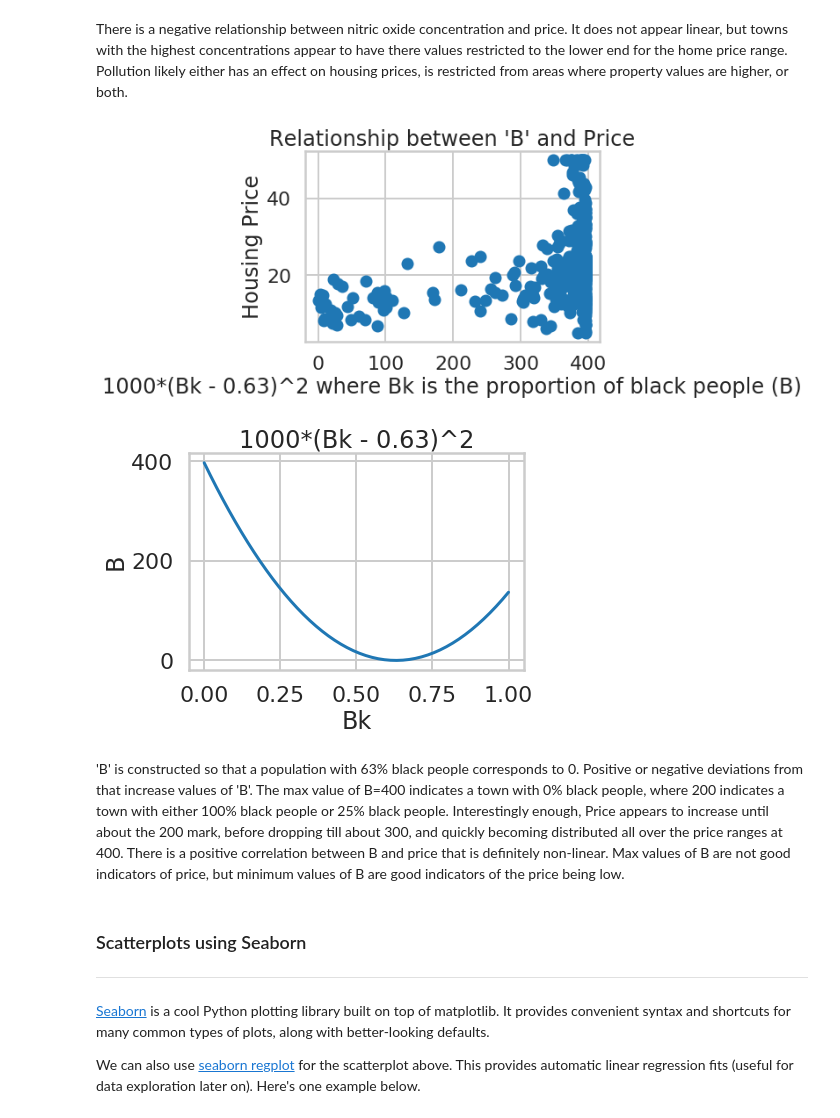
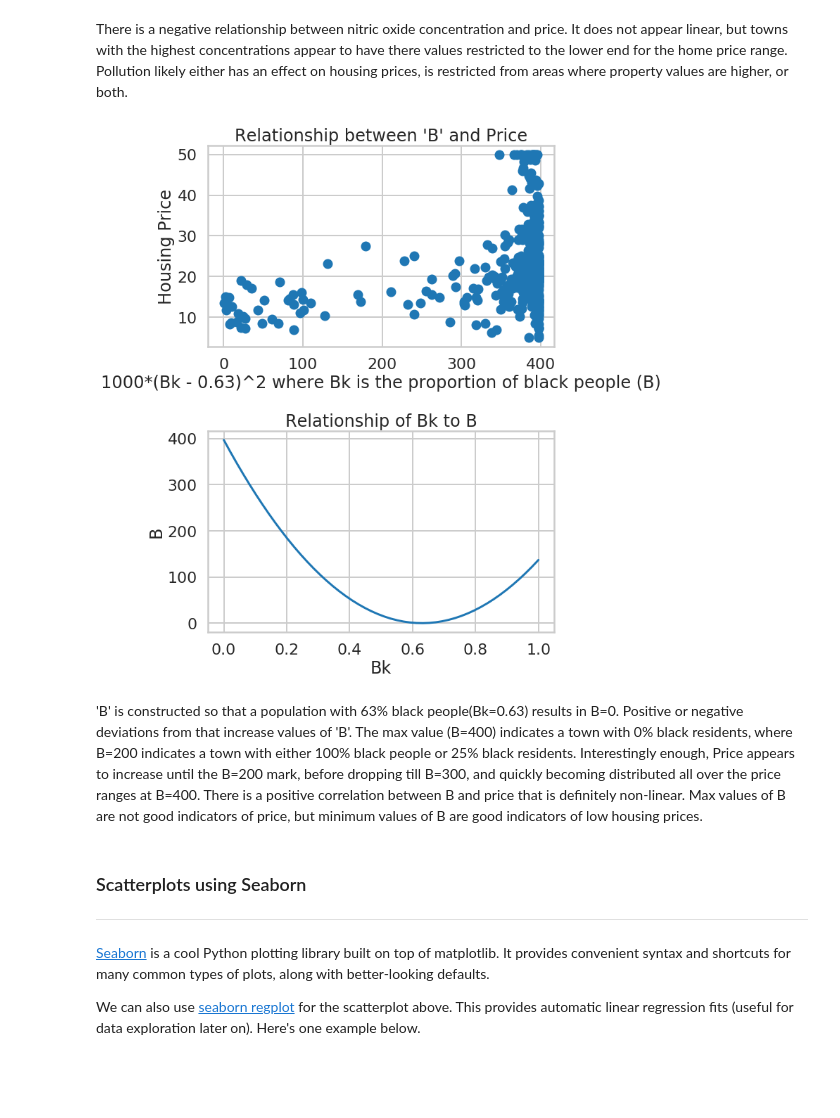
Before and after one commit to Nhorning/linear_regression, a Jupyter notebook: Mini_Project_Linear_Regression.ipynb, the cells around one changed output. Cells and saved outputs as stored; diff of their text form; code cells hidden in the pictures; blank space fills up the shorter version.

Commit message:
Polished 'B' scatterplot
Changes to be committed:
	modified:   Mini_Project_Linear_Regression.ipynb

```diff
--- a/Mini_Project_Linear_Regression.ipynb
+++ b/Mini_Project_Linear_Regression.ipynb
@@ -325,25 +325,27 @@ plt.show()
 # %% [markdown]
 There is a negative relationship between nitric oxide concentration and price. It does not appear linear, but towns with the highest concentrations appear to have there values restricted to the lower end for the home price range. Pollution likely either has an effect on housing prices, is restricted from areas where property values are higher, or both.
 # %%
-plt.scatter(bos.B, bos.PRICE)
-plt.xlabel("1000*(Bk - 0.63)^2 where Bk is the proportion of black people (B)")
-plt.ylabel("Housing Price")
-plt.title("Relationship between 'B' and Price")
+f, (ax1, ax2) = plt.subplots(2,1, figsize=(8.5,11))
+f.tight_layout(h_pad=3)
+
+#scatterplot
+ax1.scatter(bos.B, bos.PRICE)
+ax1.set_xlabel("1000*(Bk - 0.63)^2 where Bk is the proportion of black people (B)")
+ax1.set_ylabel("Housing Price")
+ax1.set_title("Relationship between 'B' and Price")
+
+#Plot of the relationship between Bk and B
+x = np.linspace(0,1)
+y=1000*(x - 0.63)**2
+ax2.plot(x, y)
+plt.title('Relationship of Bk to B')
+plt.xlabel('Bk')
+plt.ylabel('B')
 plt.show()
 # %% [output]
-[figure, old version]
+[figure, new version]
-# %%
-x = np.linspace(0,1)
-y=1000*(x - 0.63)**2
-plt.plot(x, y)
-plt.title('1000*(Bk - 0.63)^2')
-plt.xlabel('Bk')
-plt.ylabel('B')
-plt.show()
-# %% [output]
-[figure, removed]
 # %% [markdown]
-'B' is constructed so that a population with 63% black people corresponds to 0. Positive or negative deviations from that increase values of 'B'. The max value of B=400 indicates a town with 0% black people, where 200 indicates a town with either 100% black people or 25% black people. Interestingly enough, Price appears to increase until about the 200 mark, before dropping till about 300, and quickly becoming distributed all over the price ranges at 400.  There is a positive correlation between B and price that is definitely non-linear. Max values of B are not good indicators of price, but minimum values of B are good indicators of the price being low.
+'B' is constructed so that a population with 63% black people(Bk=0.63) results in B=0. Positive or negative deviations from that increase values of 'B'. The max value (B=400) indicates a town with 0% black residents, where B=200 indicates a town with either 100% black people or 25% black residents. Interestingly enough, Price appears to increase until the B=200 mark, before dropping till B=300, and quickly becoming distributed all over the price ranges at B=400.  There is a positive correlation between B and price that is definitely non-linear. Max values of B are not good indicators of price, but minimum values of B are good indicators of low housing prices.
 # %% [markdown]
 ### Scatterplots using Seaborn
 ***
```
